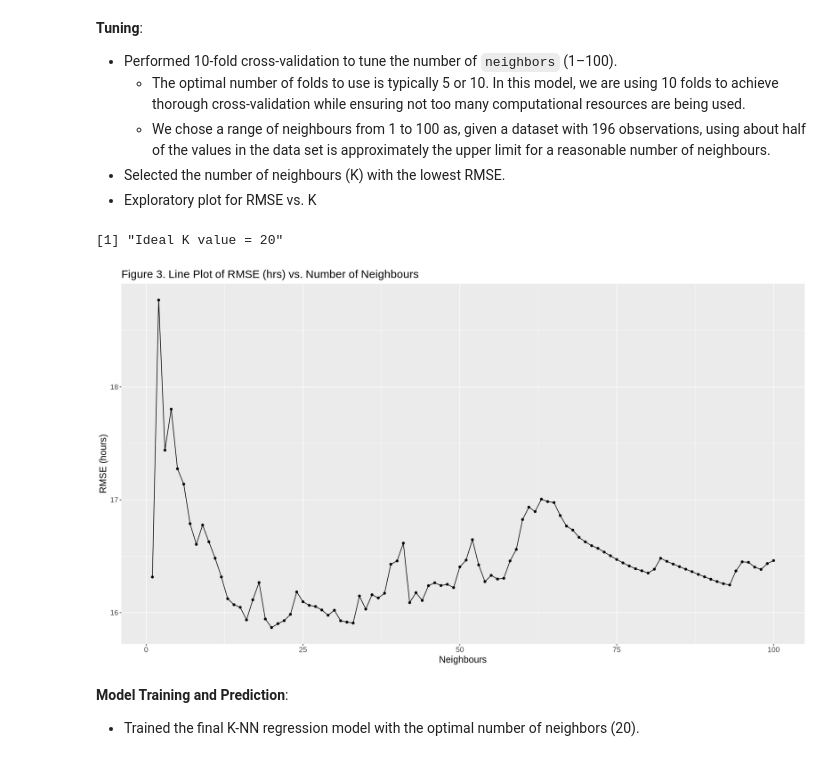
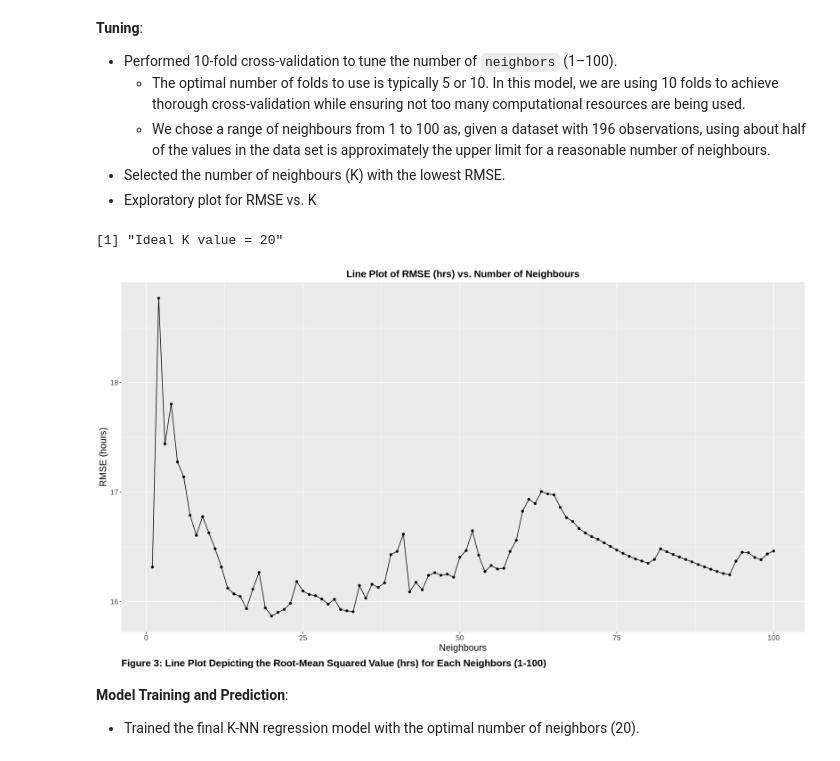
Before and after one commit to ExxML/minecraft_group_project, a Jupyter notebook: minecraft_project.ipynb, the cells around one changed output. Drawn from its saved outputs; the diff is of its cells as text; code cells hidden in the pictures.

```diff
--- a/minecraft_project.ipynb
+++ b/minecraft_project.ipynb
@@ -265,36 +255,39 @@ mc_vfold <- vfold_cv(mc_train, v = 10, strata = played_hours)
 # The different number of neighbors (from 1 to 100) as a tibble
 gridvals <- tibble(neighbors = seq(from = 1, to = 100, by = 1))
 
 # Create the workflow to find the best K-value (lowest RMSPE)
 mc_wkflw <- workflow() |>
     add_model(mc_spec) |>
     add_recipe(mc_recipe)
 
 # The metrics collected to find the K-value with the lowest RMSE
 mc_results <- mc_wkflw |>
   tune_grid(resamples = mc_vfold, grid = gridvals) |>
   collect_metrics() |>
   filter(.metric == "rmse")
 
 # Show only the row of minimum RMSE and extracting the "neighbors" (K-value) value
 mc_k <- mc_results |>
     slice_min(mean, n = 1) |>
     pull(neighbors)
 print(paste("Ideal K value =", mc_k))
 
 # Plots RMSE vs. Neighbours
 mc_rmse_plot <- mc_results |>
     ggplot(aes(x = neighbors, y = mean)) +
     geom_point() +
     geom_line() +
     labs(x = "Neighbours",
          y = "RMSE (hours)",
-         title = "Figure 3. Line Plot of RMSE (hrs) vs. Number of Neighbours") +
-    theme(text = element_text(size = 15))
+         title = "Line Plot of RMSE (hrs) vs. Number of Neighbours",
+        caption = "Figure 3: Line Plot Depicting the Root-Mean Squared Value (hrs) for Each Neighbors (1-100)") +
+    theme(text = element_text(size = 15),
+         plot.caption = element_text(hjust = 0, vjust = -1, size = 16, face = "bold"),
+         plot.title = element_text(hjust = 0.5, vjust = 1, size = 16, face = "bold"))
 mc_rmse_plot
 # %% [output]
 [1] "Ideal K value = 20"
-[figure, old version]
+[figure, new version]
 # %% [markdown]
 **Model Training and Prediction**:
   - Trained the final K-NN regression model with the optimal number of neighbors (20).
```
Also changed, not shown: parts of 6 cells of this notebook.
